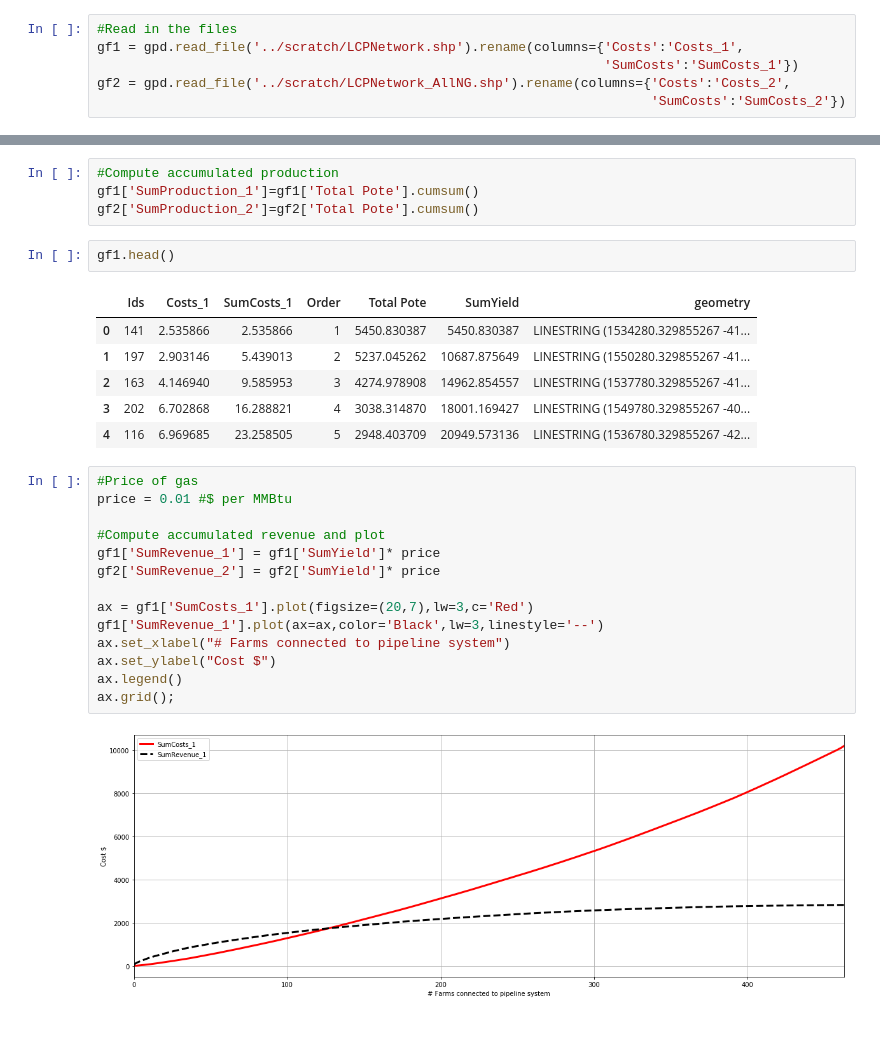
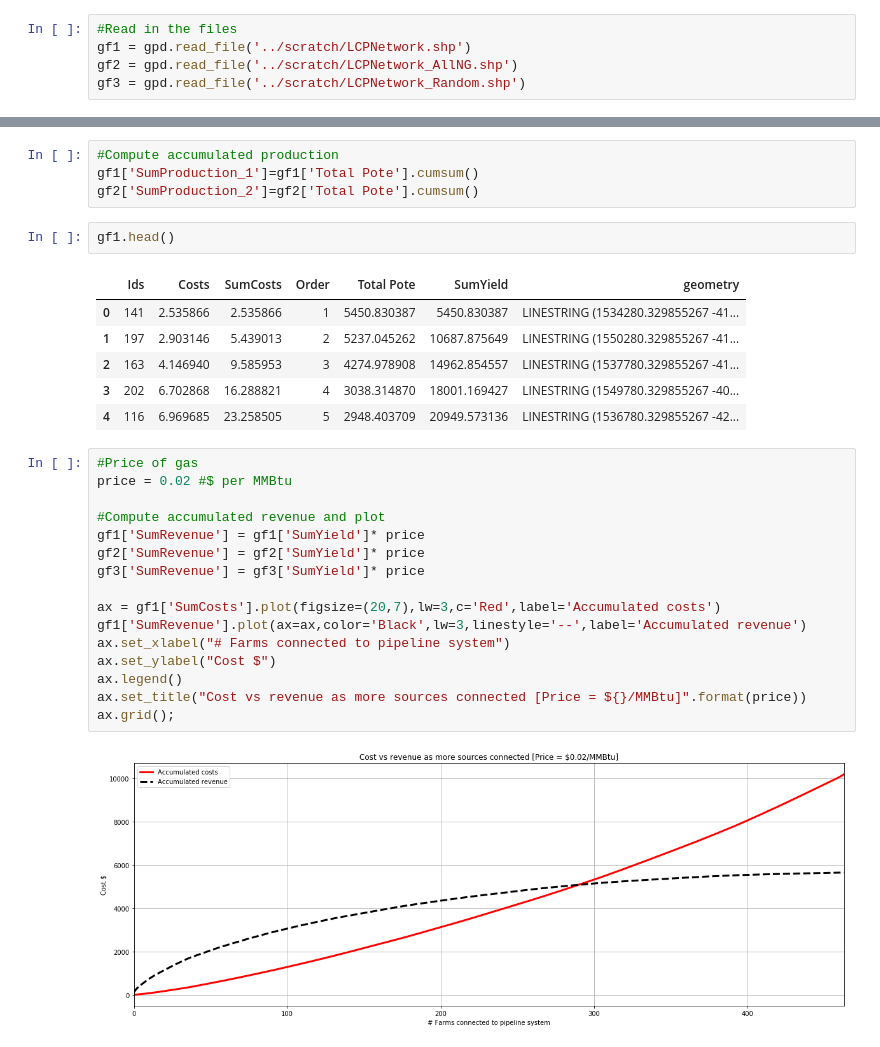
Before and after one commit to ENV859/BioGas_optimization, a Jupyter notebook: scripts/Pipeline-Cost-Curves.ipynb, the cells around one changed output, grey strips where cells are left out. Cells and saved outputs as stored; diff of their text form.

```diff
--- a/scripts/Pipeline-Cost-Curves.ipynb
+++ b/scripts/Pipeline-Cost-Curves.ipynb
@@ -5,8 +5,7 @@ import matplotlib.pyplot as plt
 %matplotlib inline
 # %%
 #Read in the files
-gf1 = gpd.read_file('../scratch/LCPNetwork.shp').rename(columns={'Costs':'Costs_1',
-                                                                 'SumCosts':'SumCosts_1'})
-gf2 = gpd.read_file('../scratch/LCPNetwork_AllNG.shp').rename(columns={'Costs':'Costs_2',
-                                                                       'SumCosts':'SumCosts_2'})
+gf1 = gpd.read_file('../scratch/LCPNetwork.shp')
+gf2 = gpd.read_file('../scratch/LCPNetwork_AllNG.shp')
+gf3 = gpd.read_file('../scratch/LCPNetwork_Random.shp')
 # %%
@@ -26,7 +27,7 @@ gf2['SumProduction_2']=gf2['Total Pote'].cumsum()
 # %%
 gf1.head()
 # %% [output]
-|  | Ids | Costs_1 | SumCosts_1 | Order | Total Pote | SumYield | geometry |
+|  | Ids | Costs | SumCosts | Order | Total Pote | SumYield | geometry |
 | 0 | 141 | 2.535866 | 2.535866 | 1 | 5450.830387 | 5450.830387 | LINESTRING (1534280.329855267 -41... |
 | 1 | 197 | 2.903146 | 5.439013 | 2 | 5237.045262 | 10687.875649 | LINESTRING (1550280.329855267 -41... |
 | 2 | 163 | 4.146940 | 9.585953 | 3 | 4274.978908 | 14962.854557 | LINESTRING (1537780.329855267 -41... |
@@ -34,17 +35,19 @@ gf1.head()
 | 4 | 116 | 6.969685 | 23.258505 | 5 | 2948.403709 | 20949.573136 | LINESTRING (1536780.329855267 -42... |
 # %%
 #Price of gas
-price = 0.01 #$ per MMBtu
+price = 0.02 #$ per MMBtu
 
 #Compute accumulated revenue and plot
-gf1['SumRevenue_1'] = gf1['SumYield']* price
-gf2['SumRevenue_2'] = gf2['SumYield']* price
+gf1['SumRevenue'] = gf1['SumYield']* price
+gf2['SumRevenue'] = gf2['SumYield']* price
+gf3['SumRevenue'] = gf3['SumYield']* price
 
-ax = gf1['SumCosts_1'].plot(figsize=(20,7),lw=3,c='Red')
-gf1['SumRevenue_1'].plot(ax=ax,color='Black',lw=3,linestyle='--')
+ax = gf1['SumCosts'].plot(figsize=(20,7),lw=3,c='Red',label='Accumulated costs')
+gf1['SumRevenue'].plot(ax=ax,color='Black',lw=3,linestyle='--',label='Accumulated revenue')
 ax.set_xlabel("# Farms connected to pipeline system")
 ax.set_ylabel("Cost $")
 ax.legend()
+ax.set_title("Cost vs revenue as more sources connected [Price = ${}/MMBtu]".format(price))
 ax.grid();
 # %% [output]
-[figure, old version]
+[figure, new version]
```
Also changed, not shown: parts of 1 cell of this notebook.
